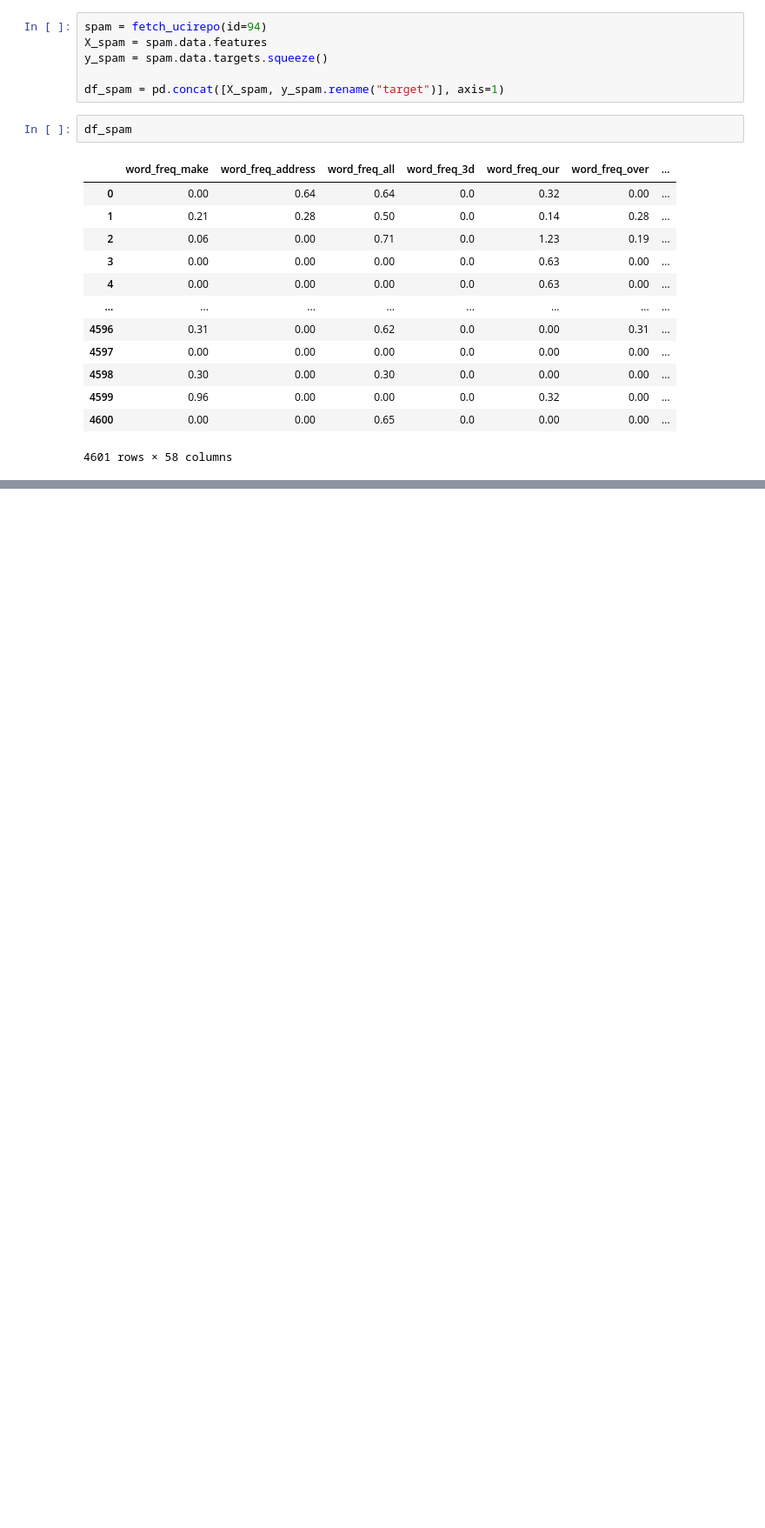
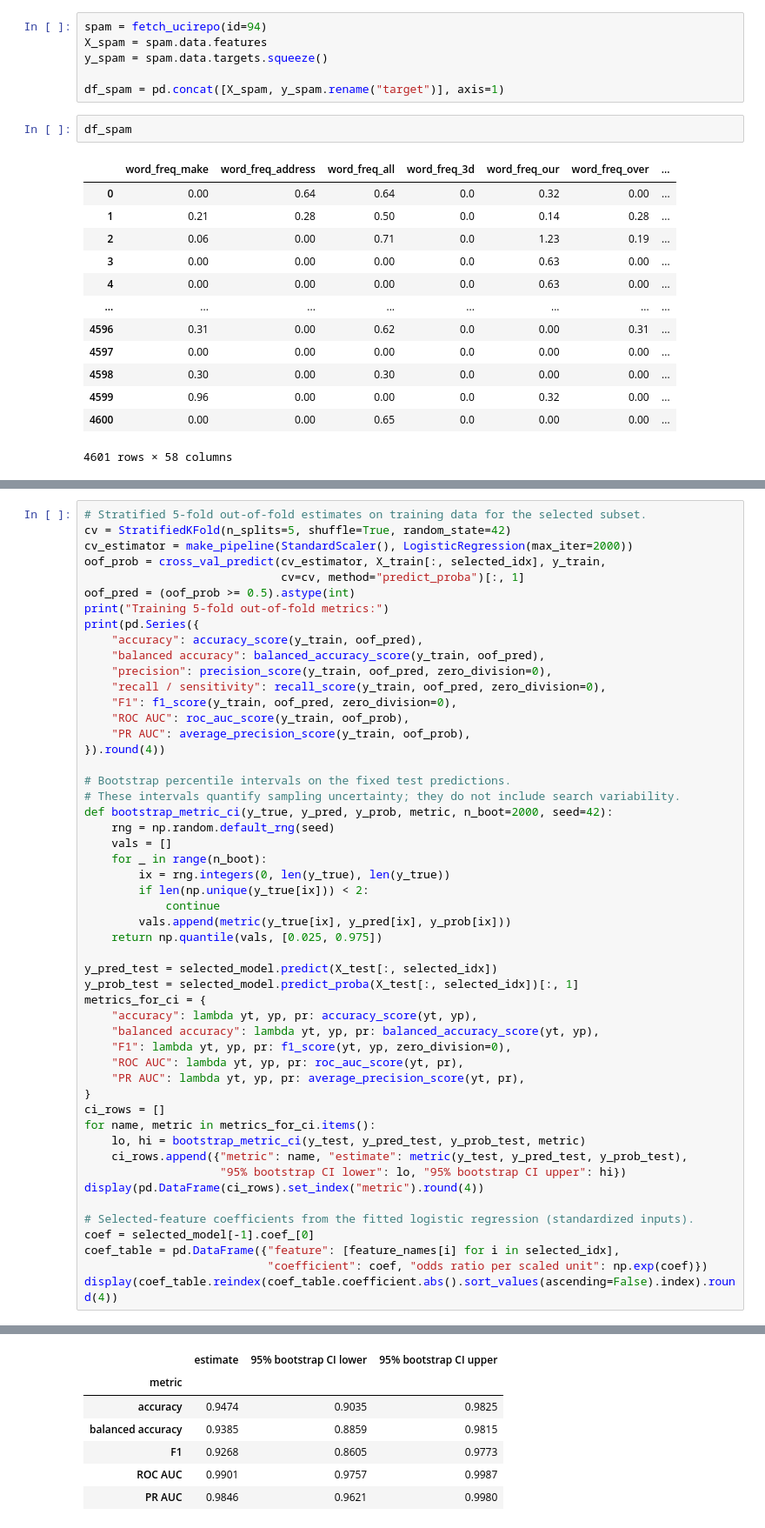
Before and after one commit to elghalbzouriamine/tabu, a Jupyter notebook: datasets.ipynb, the cells around one changed output, grey strips where cells are left out. Shown at 87% size. Cells and saved outputs as stored; diff of their text form; blank space fills up the shorter version.

```diff
--- a/datasets.ipynb
+++ b/datasets.ipynb
@@ -286,0 +319,52 @@ df_spam
+# %%
+# Stratified 5-fold out-of-fold estimates on training data for the selected subset.
+cv = StratifiedKFold(n_splits=5, shuffle=True, random_state=42)
+cv_estimator = make_pipeline(StandardScaler(), LogisticRegression(max_iter=2000))
+oof_prob = cross_val_predict(cv_estimator, X_train[:, selected_idx], y_train,
+                             cv=cv, method="predict_proba")[:, 1]
+oof_pred = (oof_prob >= 0.5).astype(int)
+print("Training 5-fold out-of-fold metrics:")
+print(pd.Series({
+    "accuracy": accuracy_score(y_train, oof_pred),
+    "balanced accuracy": balanced_accuracy_score(y_train, oof_pred),
+    "precision": precision_score(y_train, oof_pred, zero_division=0),
+    "recall / sensitivity": recall_score(y_train, oof_pred, zero_division=0),
+    "F1": f1_score(y_train, oof_pred, zero_division=0),
+    "ROC AUC": roc_auc_score(y_train, oof_prob),
+    "PR AUC": average_precision_score(y_train, oof_prob),
+}).round(4))
+
+# Bootstrap percentile intervals on the fixed test predictions.
+# These intervals quantify sampling uncertainty; they do not include search variability.
+def bootstrap_metric_ci(y_true, y_pred, y_prob, metric, n_boot=2000, seed=42):
+    rng = np.random.default_rng(seed)
+    vals = []
+    for _ in range(n_boot):
+        ix = rng.integers(0, len(y_true), len(y_true))
+        if len(np.unique(y_true[ix])) < 2:
+            continue
+        vals.append(metric(y_true[ix], y_pred[ix], y_prob[ix]))
+    return np.quantile(vals, [0.025, 0.975])
+
+y_pred_test = selected_model.predict(X_test[:, selected_idx])
+y_prob_test = selected_model.predict_proba(X_test[:, selected_idx])[:, 1]
+metrics_for_ci = {
+    "accuracy": lambda yt, yp, pr: accuracy_score(yt, yp),
+    "balanced accuracy": lambda yt, yp, pr: balanced_accuracy_score(yt, yp),
+    "F1": lambda yt, yp, pr: f1_score(yt, yp, zero_division=0),
+    "ROC AUC": lambda yt, yp, pr: roc_auc_score(yt, pr),
+    "PR AUC": lambda yt, yp, pr: average_precision_score(yt, pr),
+}
+ci_rows = []
+for name, metric in metrics_for_ci.items():
+    lo, hi = bootstrap_metric_ci(y_test, y_pred_test, y_prob_test, metric)
+    ci_rows.append({"metric": name, "estimate": metric(y_test, y_pred_test, y_prob_test),
+                    "95% bootstrap CI lower": lo, "95% bootstrap CI upper": hi})
+display(pd.DataFrame(ci_rows).set_index("metric").round(4))
+
+# Selected-feature coefficients from the fitted logistic regression (standardized inputs).
+coef = selected_model[-1].coef_[0]
+coef_table = pd.DataFrame({"feature": [feature_names[i] for i in selected_idx],
+                           "coefficient": coef, "odds ratio per scaled unit": np.exp(coef)})
+display(coef_table.reindex(coef_table.coefficient.abs().sort_values(ascending=False).index).round(4))
+# %% [output]
@@ -286,0 +380,7 @@ df_spam
+|  | estimate | 95% bootstrap CI lower | 95% bootstrap CI upper |
+| metric |  |  |  |
+| accuracy | 0.9474 | 0.9035 | 0.9825 |
+| balanced accuracy | 0.9385 | 0.8859 | 0.9815 |
+| F1 | 0.9268 | 0.8605 | 0.9773 |
+| ROC AUC | 0.9901 | 0.9757 | 0.9987 |
+| PR AUC | 0.9846 | 0.9621 | 0.9980 |
```
Also changed, not shown: parts of 16 cells of this notebook.
